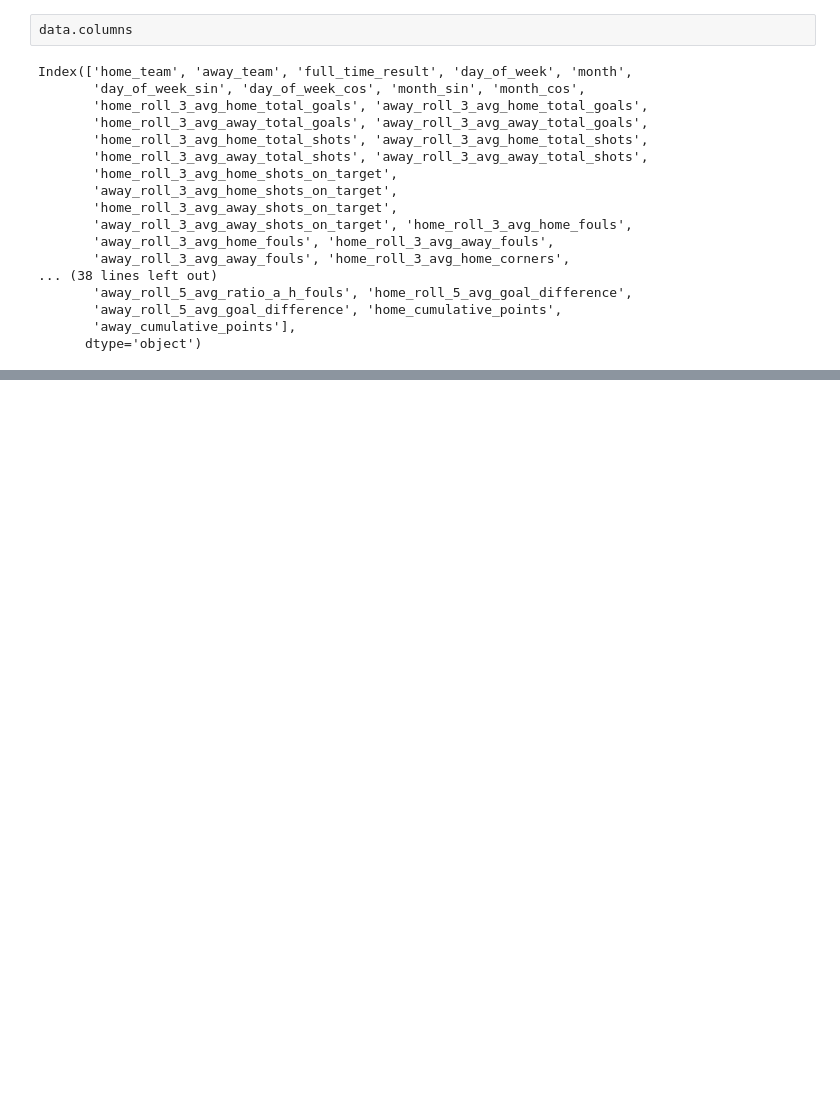
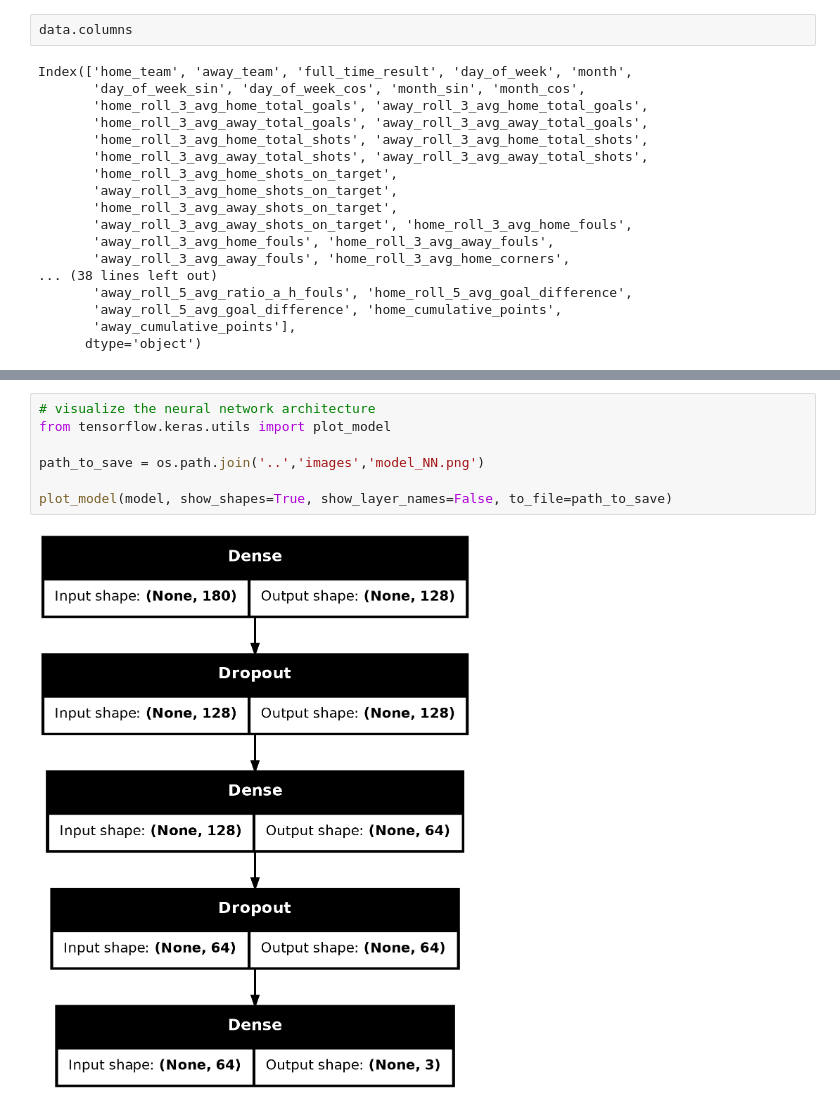
Before and after one commit to RuiFSP/mlzoomcamp2024-final-project, a Jupyter notebook: notebooks/04_train_model.ipynb, the cells around one changed output, grey strips where cells are left out. Saved outputs shown, nothing was run; the diff lists cells and outputs as text; blank space fills up the shorter version.

```diff
--- a/notebooks/04_train_model.ipynb
+++ b/notebooks/04_train_model.ipynb
@@ -139,0 +222,9 @@ AttributeError: Sequential model 'sequential_2' has no defined outputs yet.
+# %%
+# visualize the neural network architecture
+from tensorflow.keras.utils import plot_model
+
+path_to_save = os.path.join('..','images','model_NN.png')
+
+plot_model(model, show_shapes=True, show_layer_names=False, to_file=path_to_save)
+# %% [output]
+[figure, added]
```
Also changed, not shown: parts of 12 cells of this notebook, 4 other files.
